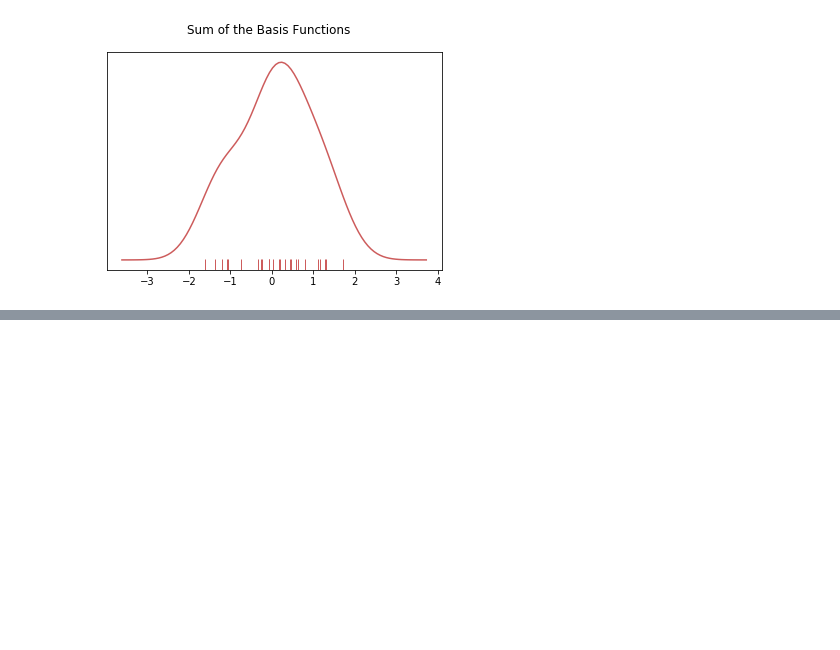
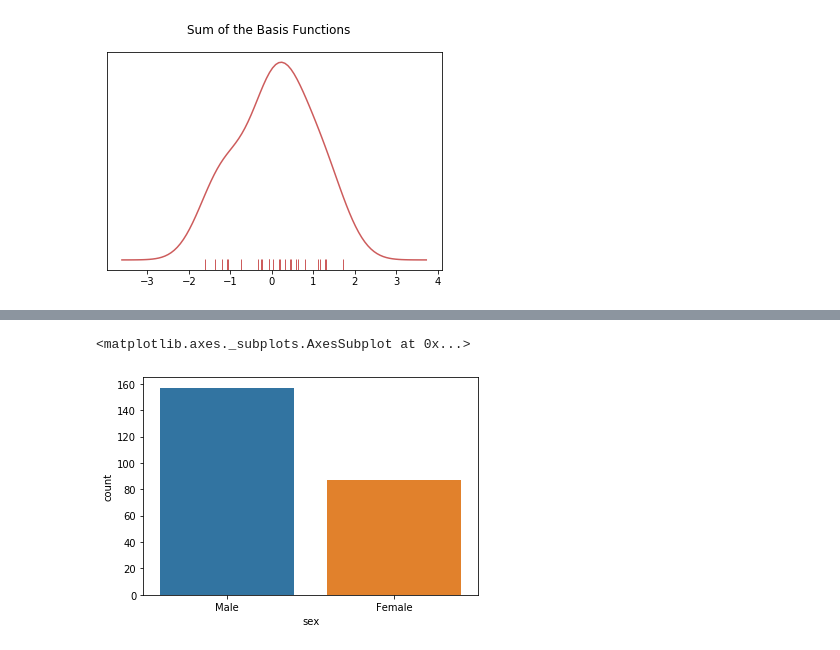
Before and after one commit to luischitala/DataScience, a Jupyter notebook: Seaborn.ipynb, the cells around one changed output, grey strips where cells are left out. Saved outputs shown, nothing was run; the diff lists cells and outputs as text; code cells hidden in the pictures; blank space fills up the shorter version.

```diff
--- a/Seaborn.ipynb
+++ b/Seaborn.ipynb
@@ -112,0 +134,5 @@ Text(0.5, 0.98, 'Sum of the Basis Functions')
+# %%
+sns.countplot(x='sex',data=tips)
+# %% [output]
+<matplotlib.axes._subplots.AxesSubplot at 0x...>
+[figure, added]
```
Also changed, not shown: parts of 9 cells of this notebook.
